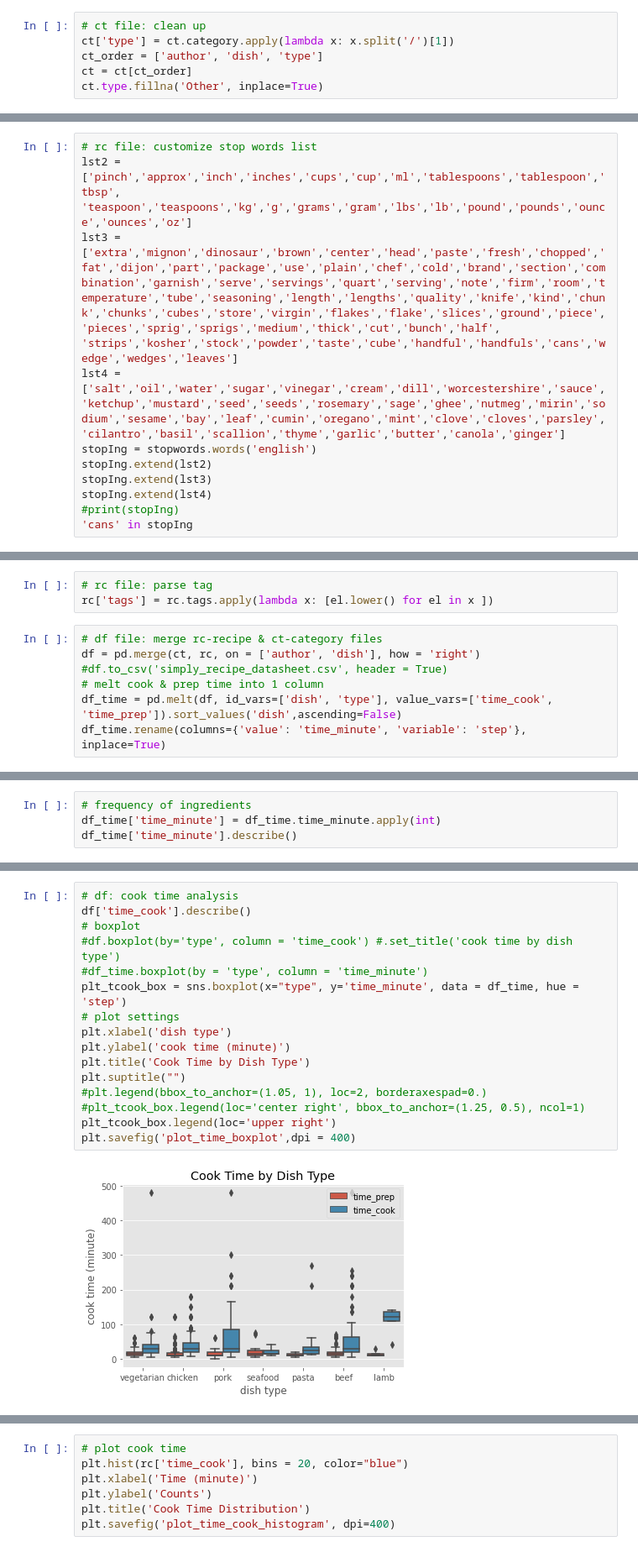
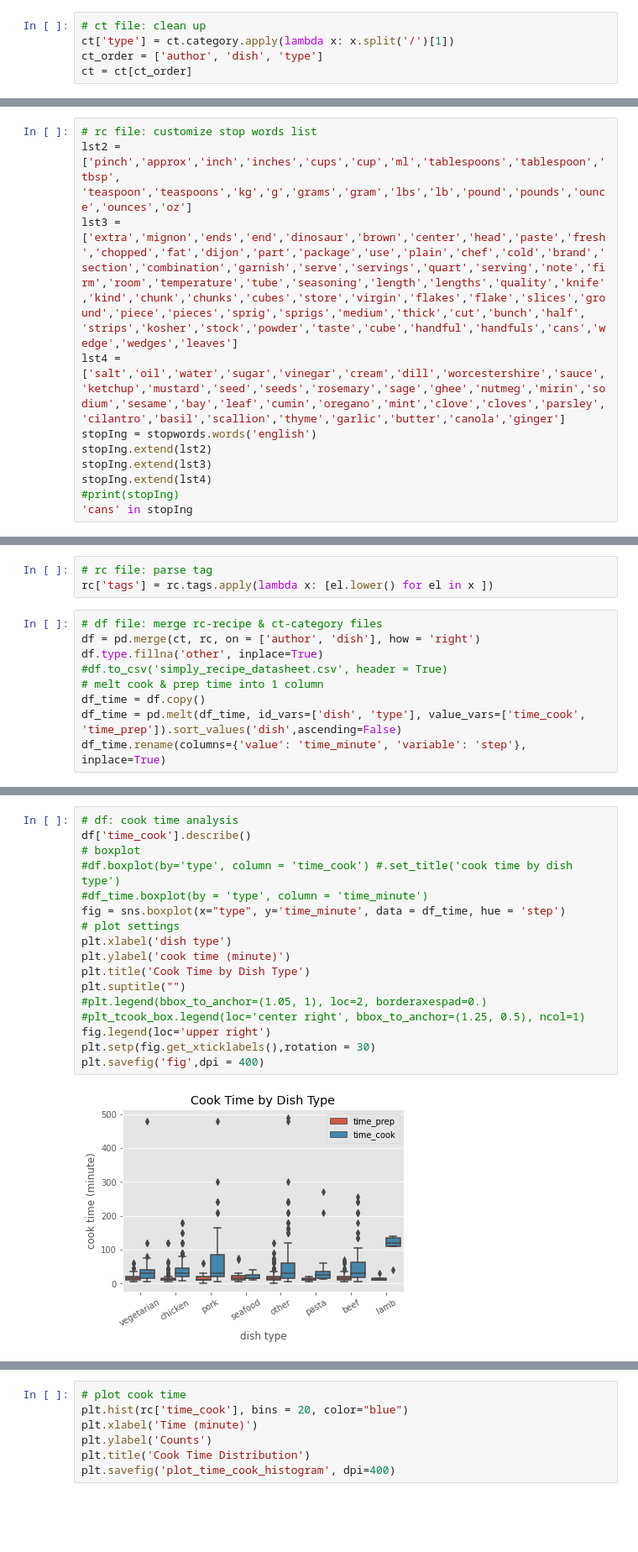
Before and after one commit to microwolf/Scrapy-simplyrecipes, a Jupyter notebook: recipes.ipynb, the cells around one changed output, grey strips where cells are left out. Shown at 84% size. Cells and saved outputs as stored; diff of their text form; blank space fills up the shorter version.

Commit message:
1-modified dataframe type column so nan are filled with other 2-create word cloud of ingredients by dish type

```diff
--- a/recipes.ipynb
+++ b/recipes.ipynb
@@ -37,7 +38,6 @@ ct = pd.read_csv("../category/simplycategory.csv")
 ct['type'] = ct.category.apply(lambda x: x.split('/')[1])
 ct_order = ['author', 'dish', 'type']
 ct = ct[ct_order]
-ct.type.fillna('Other', inplace=True)
 # %%
 # rc file: missing values
 # if dish is missing, discard data
@@ -86,7 +86,7 @@ rc['inglst'] = rc.inglst.apply(word_tokenize)
 # %%
 # rc file: customize stop words list
 lst2 = ['pinch','approx','inch','inches','cups','cup','ml','tablespoons','tablespoon','tbsp', 'teaspoon','teaspoons','kg','g','grams','gram','lbs','lb','pound','pounds','ounce','ounces','oz']
-lst3 = ['extra','mignon','dinosaur','brown','center','head','paste','fresh','chopped','fat','dijon','part','package','use','plain','chef','cold','brand','section','combination','garnish','serve','servings','quart','serving','note','firm','room','temperature','tube','seasoning','length','lengths','quality','knife','kind','chunk','chunks','cubes','store','virgin','flakes','flake','slices','ground','piece','pieces','sprig','sprigs','medium','thick','cut','bunch','half', 'strips','kosher','stock','powder','taste','cube','handful','handfuls','cans','wedge','wedges','leaves']
+lst3 = ['extra','mignon','ends','end','dinosaur','brown','center','head','paste','fresh','chopped','fat','dijon','part','package','use','plain','chef','cold','brand','section','combination','garnish','serve','servings','quart','serving','note','firm','room','temperature','tube','seasoning','length','lengths','quality','knife','kind','chunk','chunks','cubes','store','virgin','flakes','flake','slices','ground','piece','pieces','sprig','sprigs','medium','thick','cut','bunch','half', 'strips','kosher','stock','powder','taste','cube','handful','handfuls','cans','wedge','wedges','leaves']
 lst4 = ['salt','oil','water','sugar','vinegar','cream','dill','worcestershire','sauce','ketchup','mustard','seed','seeds','rosemary','sage','ghee','nutmeg','mirin','sodium','sesame','bay','leaf','cumin','oregano','mint','clove','cloves','parsley','cilantro','basil','scallion','thyme','garlic','butter','canola','ginger']
 stopIng = stopwords.words('english')
 stopIng.extend(lst2)
@@ -134,7 +134,9 @@ rc['tags'] = rc.tags.apply(lambda x: [el.lower() for el in x ])
 # %%
 # df file: merge rc-recipe & ct-category files
 df = pd.merge(ct, rc, on = ['author', 'dish'], how = 'right')
+df.type.fillna('other', inplace=True)
 #df.to_csv('simply_recipe_datasheet.csv', header = True)
 # melt cook & prep time into 1 column
-df_time = pd.melt(df, id_vars=['dish', 'type'], value_vars=['time_cook', 'time_prep']).sort_values('dish',ascending=False)
+df_time = df.copy()
+df_time = pd.melt(df_time, id_vars=['dish', 'type'], value_vars=['time_cook', 'time_prep']).sort_values('dish',ascending=False)
 df_time.rename(columns={'value': 'time_minute', 'variable': 'step'}, inplace=True)
@@ -158,4 +142,0 @@ plt.savefig('wc_ingredient',dpi = 400)
-# %%
-# frequency of ingredients
-df_time['time_minute'] = df_time.time_minute.apply(int)
-df_time['time_minute'].describe()
@@ -172,20 +143,21 @@ Name: time_minute, dtype: float64
 # %%
 # df: cook time analysis
 df['time_cook'].describe()
 # boxplot
 #df.boxplot(by='type', column = 'time_cook') #.set_title('cook time by dish type')
 #df_time.boxplot(by = 'type', column = 'time_minute')
-plt_tcook_box = sns.boxplot(x="type", y='time_minute', data = df_time, hue = 'step')
+fig = sns.boxplot(x="type", y='time_minute', data = df_time, hue = 'step')
 # plot settings
 plt.xlabel('dish type')
 plt.ylabel('cook time (minute)')
 plt.title('Cook Time by Dish Type')
 plt.suptitle("")
 #plt.legend(bbox_to_anchor=(1.05, 1), loc=2, borderaxespad=0.)
 #plt_tcook_box.legend(loc='center right', bbox_to_anchor=(1.25, 0.5), ncol=1)
-plt_tcook_box.legend(loc='upper right')
-plt.savefig('plot_time_boxplot',dpi = 400)
+fig.legend(loc='upper right')
+plt.setp(fig.get_xticklabels(),rotation = 30)
+plt.savefig('fig',dpi = 400)
 # %% [output]
-[figure, old version]
+[figure, new version]
 # %%
 # violin plot
```
Also changed, not shown: parts of 11 cells of this notebook, 17 other files.
